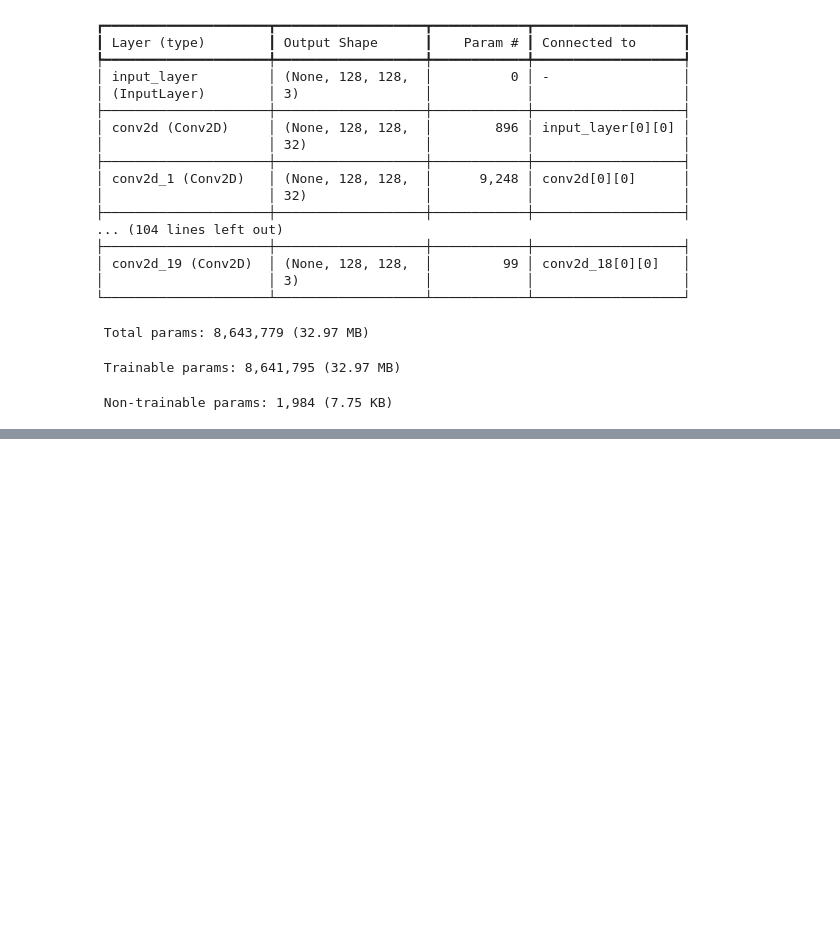
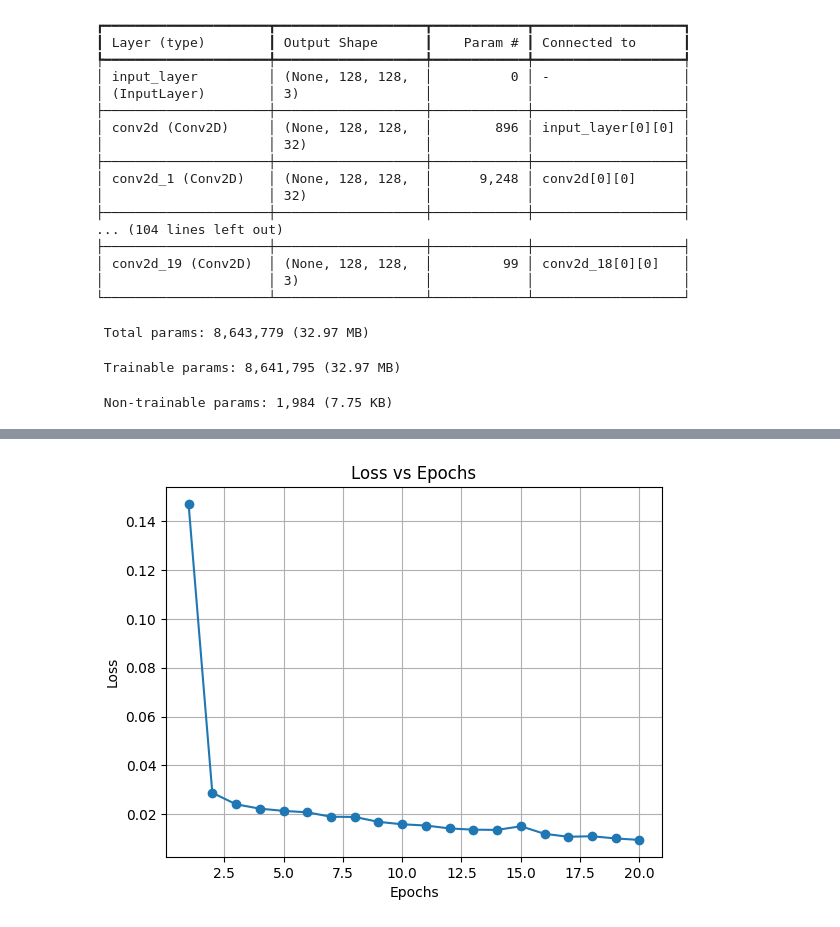
Before and after one commit to st3v24/Ultrasound-Nerve-Segmentaion-using-U-NET-CNN, a Jupyter notebook: ultra.ipynb, the cells around one changed output, grey strips where cells are left out. Drawn from its saved outputs; the diff is of its cells as text; code cells hidden in the pictures; blank space fills up the shorter version.

```diff
--- a/ultra.ipynb
+++ b/ultra.ipynb
@@ -369,0 +406,16 @@ for i in range(n_imgs):
+# %%
+loss_values = [0.1471,0.0288,0.0241,0.0223,0.0214,0.0208,0.0190,0.0189,0.0169,0.0159,0.0154,0.0142,0.0137,0.0136,0.0151,0.0120,0.0108,0.0110,0.0101,0.0095]
+
+epochs = len(loss_values)
+
+epoch_numbers = range(1, epochs + 1)
+
+plt.plot(epoch_numbers, loss_values, marker='o', linestyle='-')
+
+plt.xlabel('Epochs')
+plt.ylabel('Loss')
+plt.title('Loss vs Epochs')
+plt.grid(True)
+plt.show()
+# %% [output]
+[figure, added]
```
Also changed, not shown: parts of 8 cells of this notebook, 9 other files.
